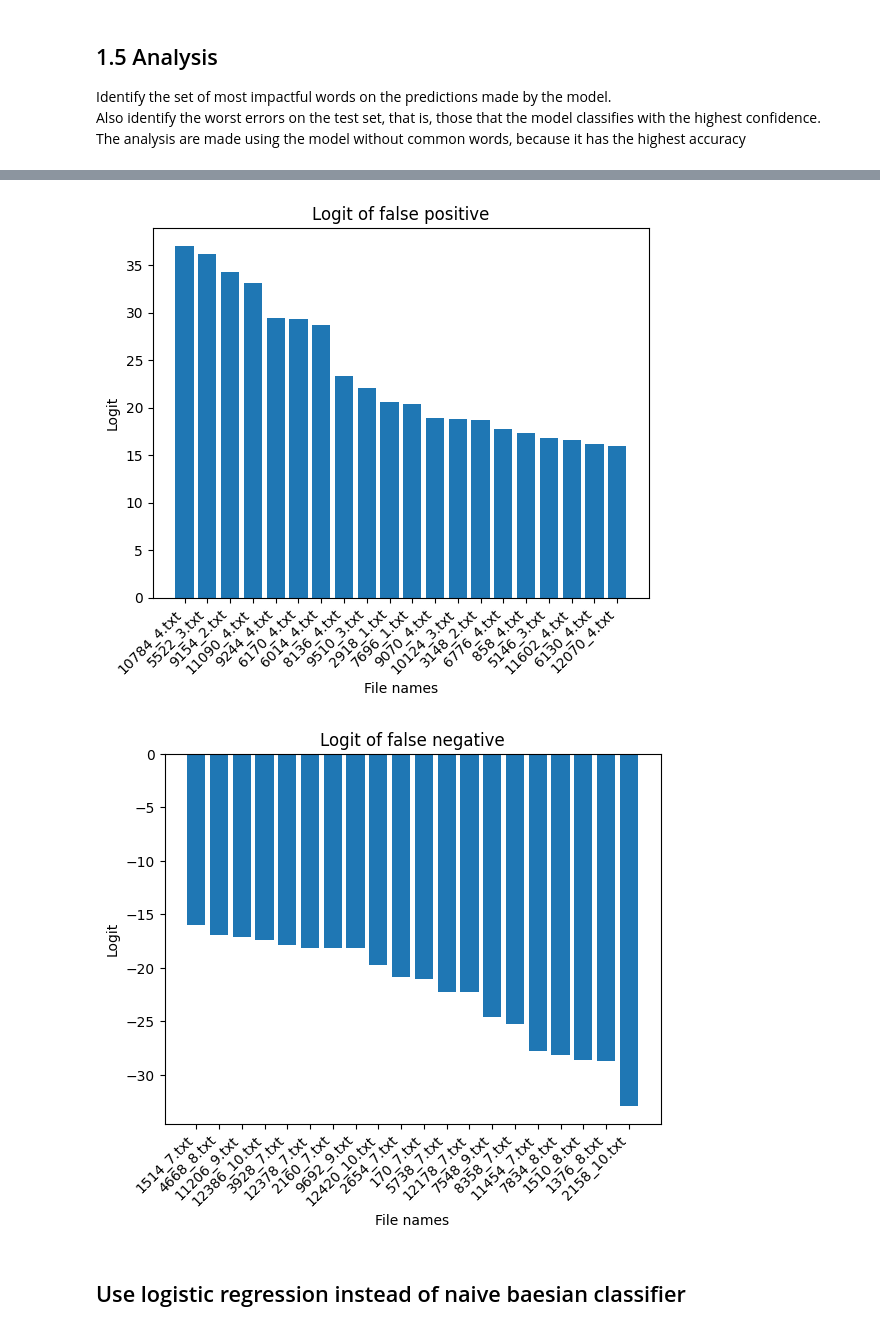
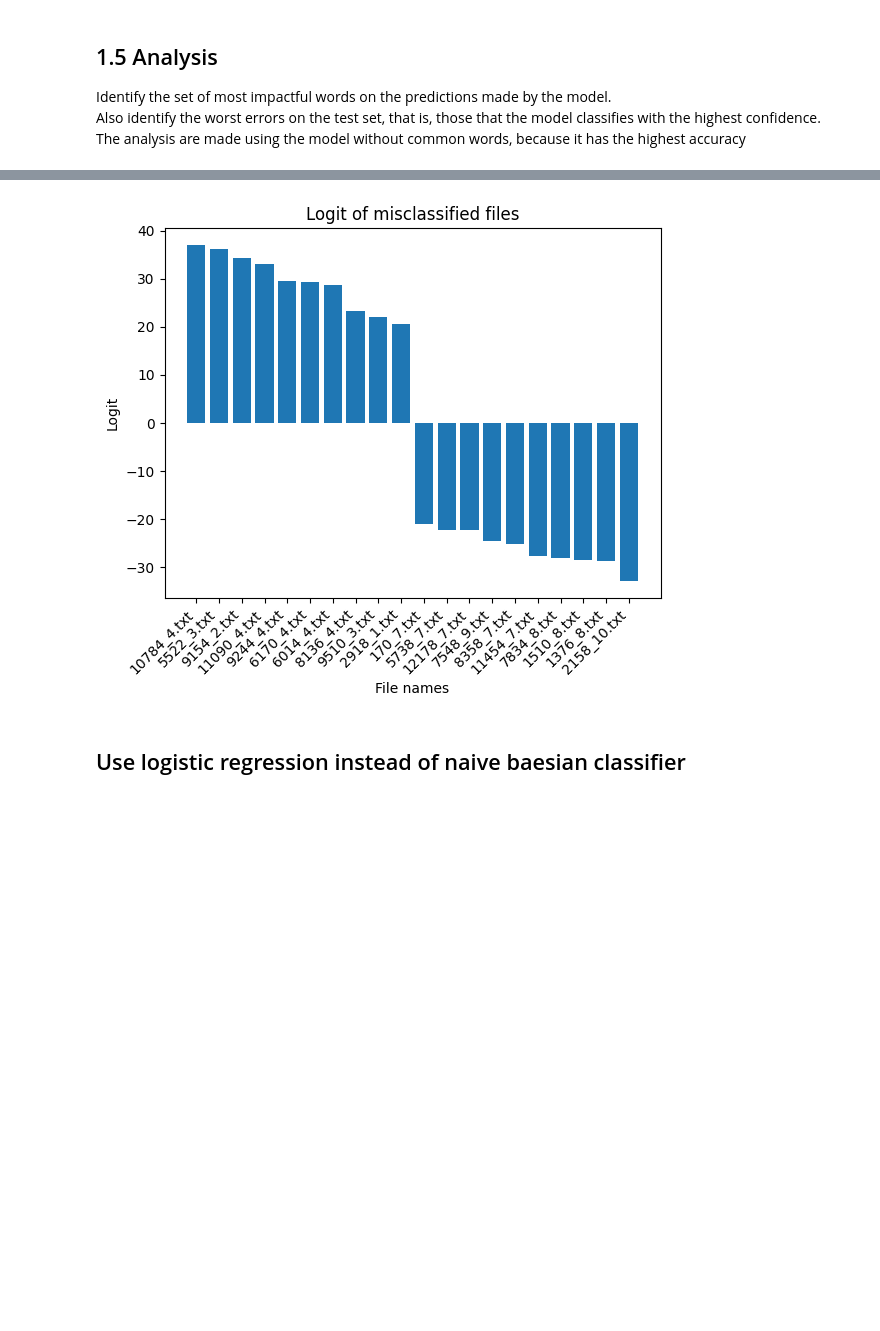
Before and after one commit to DavideLigari/movie-reviews-classification, a Jupyter notebook: mycode/movie_review.ipynb, the cells around one changed output, grey strips where cells are left out. Drawn from its saved outputs; the diff is of its cells as text; code cells hidden in the pictures; blank space fills up the shorter version.

```diff
--- a/mycode/movie_review.ipynb
+++ b/mycode/movie_review.ipynb
@@ -142,7 +142,7 @@ for w in f.read().split():
     n += 1
 f.close()
 
-voc = bv.get_vocabulary(path='../data/train/', numWords=2000)
+voc = bv.get_vocabulary(path='../data/train/', numWords=5000)
 voc_no_common_words = [word for word in voc if word not in words_to_ignore]
 
 train_data = fe.get_bow_representation(voc_no_common_words)
@@ -182,29 +172,22 @@ plt.show()
 # %%
 import matplotlib.pyplot as plt
 logits_misclassified = logits[predictions != Y]
 
 misclassified = pd.DataFrame(
     {'logits': logits_misclassified, 'file_names': file_names[predictions != Y]})
 misclassified.sort_values(by='logits', ascending=False, inplace=True)
 
-false_positive = misclassified.head(20)
-false_negative = misclassified.tail(20)
-plt.bar(height=false_positive['logits'], x=false_positive['file_names'])
+false_positive = misclassified.head(10)
+false_negative = misclassified.tail(10)
+false= pd.concat([false_positive,false_negative])
+plt.bar(height=false['logits'], x=false['file_names'])
 plt.xticks(rotation=45, ha='right')
-plt.title('Logit of false positive')
+plt.title('Logit of misclassified files')
 plt.xlabel('File names')
 plt.ylabel('Logit')
 plt.show()
-
-plt.bar(height=false_negative['logits'], x=false_negative['file_names'])
-plt.xticks(rotation=45, ha='right')
-plt.title('Logit of false negative')
-plt.xlabel('File names')
-plt.ylabel('Logit')
-plt.show()
 # %% [output]
-[figure, old version]
+[figure, new version]
-[figure, removed]
 # %% [markdown]
 ## Use logistic regression instead of naive baesian classifier
 # %%
```
Also changed, not shown: parts of 3 cells of this notebook, 13 other files.
